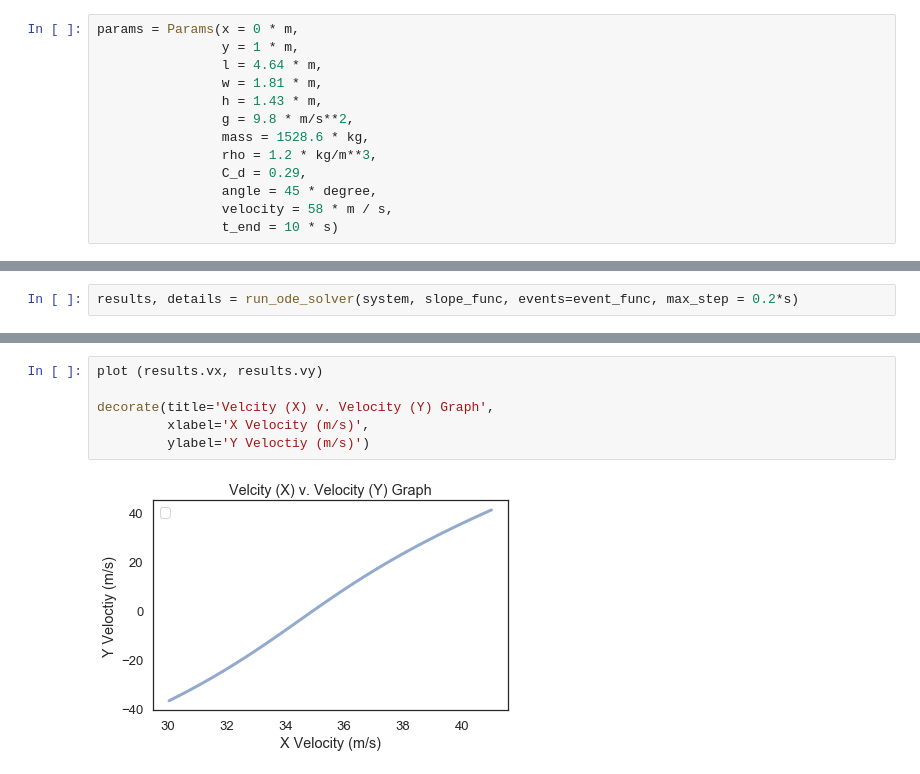
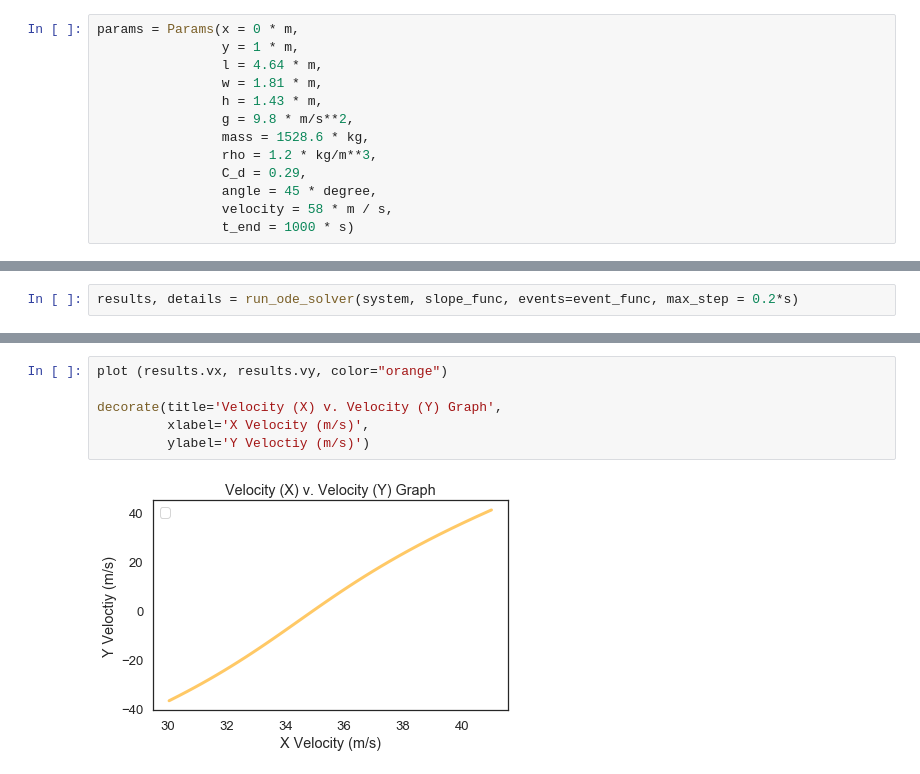
Before and after one commit to Riya-1/ModSim-Project3, a Jupyter notebook: Project 3 - Odalys and Riya.ipynb, the cells around one changed output, grey strips where cells are left out. Cells and saved outputs as stored; diff of their text form.

```diff
--- a/Project 3 - Odalys and Riya.ipynb
+++ b/Project 3 - Odalys and Riya.ipynb
@@ -29,7 +29,7 @@ params = Params(x = 0 * m,
                 C_d = 0.29,
                 angle = 45 * degree,
                 velocity = 58 * m / s,
-                t_end = 10 * s)
+                t_end = 1000 * s)
 # %% [output]
 |  | values |
 | x | 0 meter |
@@ -241,8 +256,8 @@ decorate(title='Velocity v. Time Graph',
 # %%
-plot (results.vx, results.vy)
+plot (results.vx, results.vy, color="orange")
 
-decorate(title='Velcity (X) v. Velocity (Y) Graph',
+decorate(title='Velocity (X) v. Velocity (Y) Graph',
          xlabel='X Velocity (m/s)',
          ylabel='Y Veloctiy (m/s)')
 # %% [output]
-[figure, old version]
+[figure, new version]
```
Also changed, not shown: parts of 16 cells of this notebook.
